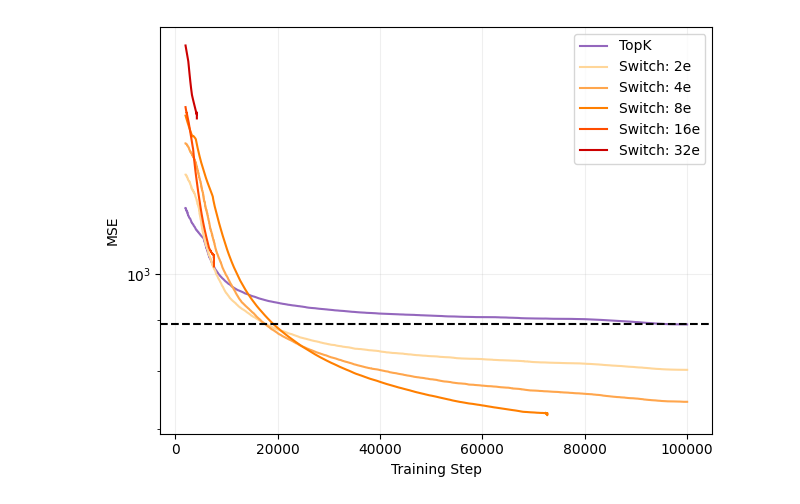
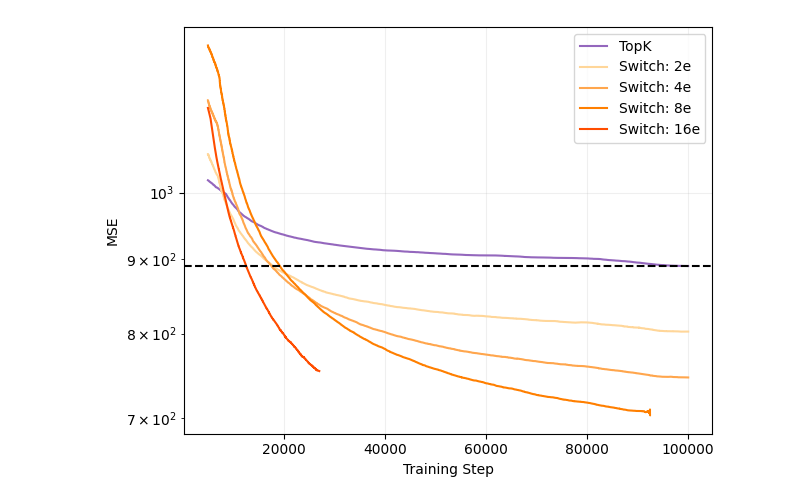
Before and after one commit to amudide/switch_sae, a Jupyter notebook: results/efficiency/efficiency.ipynb, the cells around one changed output. Drawn from its saved outputs; the diff is of its cells as text; code cells hidden in the pictures.

Commit message:
update efficiency plot

```diff
--- a/results/efficiency/efficiency.ipynb
+++ b/results/efficiency/efficiency.ipynb
@@ -38,7 +38,7 @@ switch32lb = switch[['Step', 'confused-universe-16 - SwitchAutoEncoder-0/l2_loss
 
 switch32lb.columns = ['step', 'loss']
 # %%
-start = 2_000
+start = 5_000
 end = 100_000
 # %%
 topk = topk[(topk['step'] > (start - 1)) & (topk['step'] <= end)]
@@ -50,32 +50,32 @@ switch32lb = switch32lb[(switch32lb['step'] > (4 * start - 1)) & (switch32lb['st
 # %%
 topk_smooth = pd.Series(topk['loss']).rolling(window=4000, center=True, min_periods=1).mean()
 switch2lb_smooth = pd.Series(switch2lb['loss']).rolling(window=4000, center=True, min_periods=1).mean()
 switch4lb_smooth = pd.Series(switch4lb['loss']).rolling(window=4000, center=True, min_periods=1).mean()
 switch8lb_smooth = pd.Series(switch8lb['loss']).rolling(window=4000, center=True, min_periods=1).mean()
 switch16lb_smooth = pd.Series(switch16lb['loss']).rolling(window=4000, center=True, min_periods=1).mean()
-switch32lb_smooth = pd.Series(switch32lb['loss']).rolling(window=4000, center=True, min_periods=1).mean()
+#switch32lb_smooth = pd.Series(switch32lb['loss']).rolling(window=4000, center=True, min_periods=1).mean()
 
 plt.plot(topk['step'], topk_smooth, label='TopK',  color='#9467bd')
 plt.plot(switch2lb['step'], switch2lb_smooth, label='Switch: 2e',  color='#FFD699')
 plt.plot(switch4lb['step'], switch4lb_smooth, label='Switch: 4e',  color='#FFA64D')
 plt.plot(switch8lb['step'], switch8lb_smooth, label='Switch: 8e',  color='#FF7F00')
 plt.plot(switch16lb['step'] / 4, switch16lb_smooth, label='Switch: 16e',  color='#FF4D00')
-plt.plot(switch32lb['step'] / 4, switch32lb_smooth, label='Switch: 32e',  color='#CC0000')
+#plt.plot(switch32lb['step'] / 4, switch32lb_smooth, label='Switch: 32e',  color='#CC0000')
 
 plt.axhline(y=list(topk_smooth)[-1], color='k', linestyle='--')
 
 #plt.xscale('log')
 plt.yscale('log')
 
 plt.xlabel("Training Step")
 plt.ylabel("MSE")
 
 plt.legend()
 
 plt.grid(True, which="major", ls="-", alpha=0.2)
 
 plt.tight_layout()
 plt.savefig("efficiency.png")
 plt.show()
 # %% [output]
-[figure, old version]
+[figure, new version]
```
Also changed, not shown: 2 other files.
